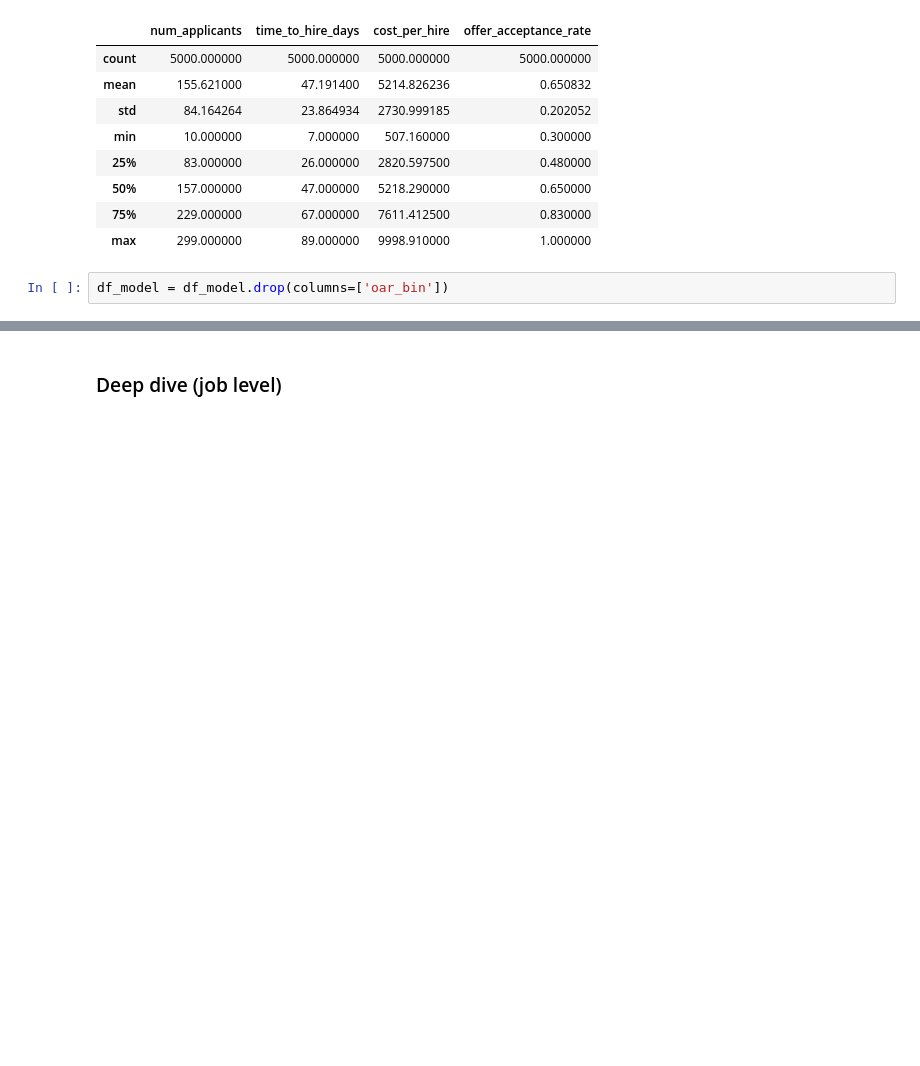
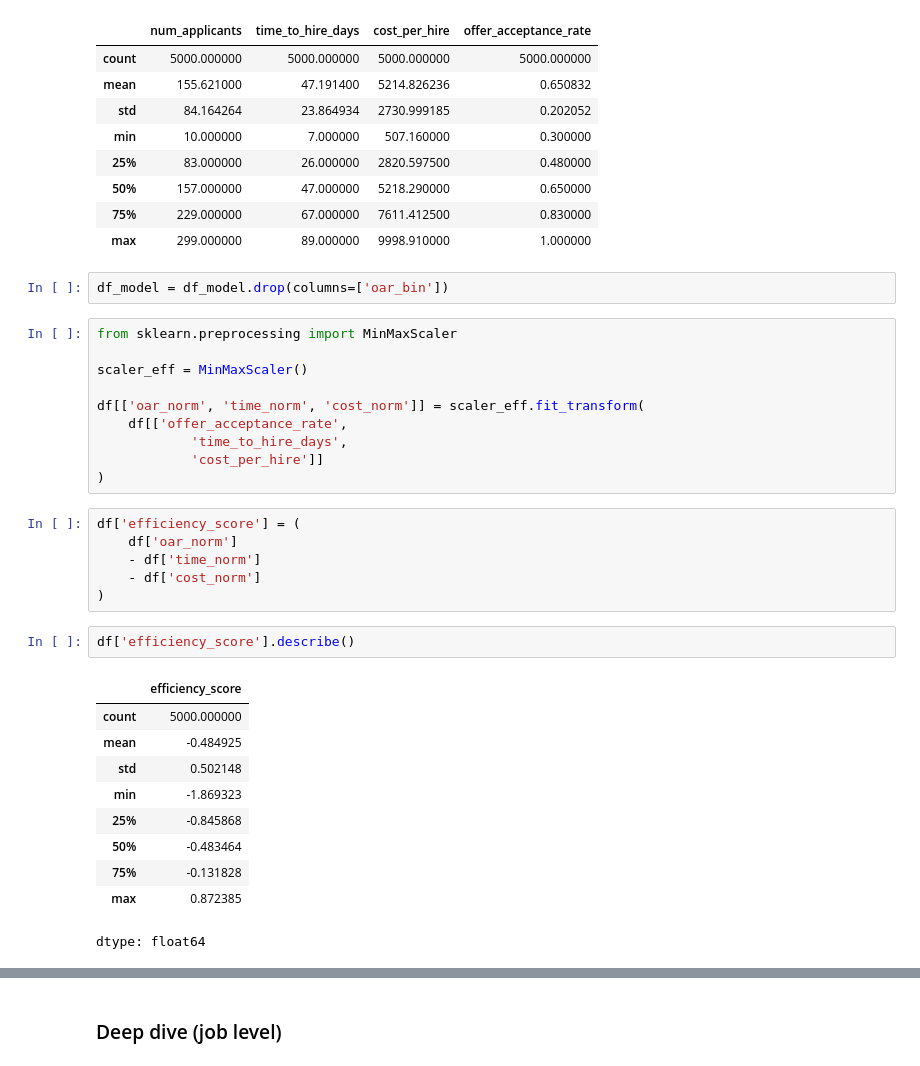
Before and after one commit to valencya07/Final-Project, a Jupyter notebook: EDA_&_Insight_data.ipynb, the cells around one changed output, grey strips where cells are left out. Drawn from its saved outputs; the diff is of its cells as text; blank space fills up the shorter version.

```diff
--- a/EDA_&_Insight_data.ipynb
+++ b/EDA_&_Insight_data.ipynb
@@ -819,3 +819,32 @@ df_model.describe()
 | max | 299.000000 | 89.000000 | 9998.910000 | 1.000000 |
 # %%
 df_model = df_model.drop(columns=['oar_bin'])
+# %%
+from sklearn.preprocessing import MinMaxScaler
+
+scaler_eff = MinMaxScaler()
+
+df[['oar_norm', 'time_norm', 'cost_norm']] = scaler_eff.fit_transform(
+    df[['offer_acceptance_rate',
+            'time_to_hire_days',
+            'cost_per_hire']]
+)
+# %%
+df['efficiency_score'] = (
+    df['oar_norm']
+    - df['time_norm']
+    - df['cost_norm']
+)
+# %%
+df['efficiency_score'].describe()
+# %% [output]
+|  | efficiency_score |
+| count | 5000.000000 |
+| mean | -0.484925 |
+| std | 0.502148 |
+| min | -1.869323 |
+| 25% | -0.845868 |
+| 50% | -0.483464 |
+| 75% | -0.131828 |
+| max | 0.872385 |
+dtype: float64
```
Also changed, not shown: parts of 21 cells of this notebook.
